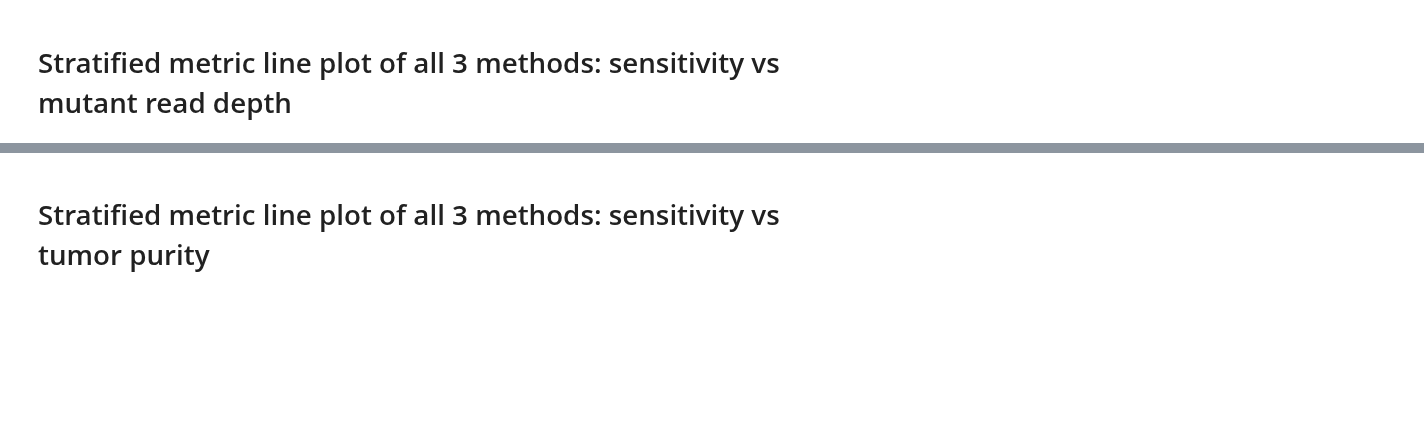
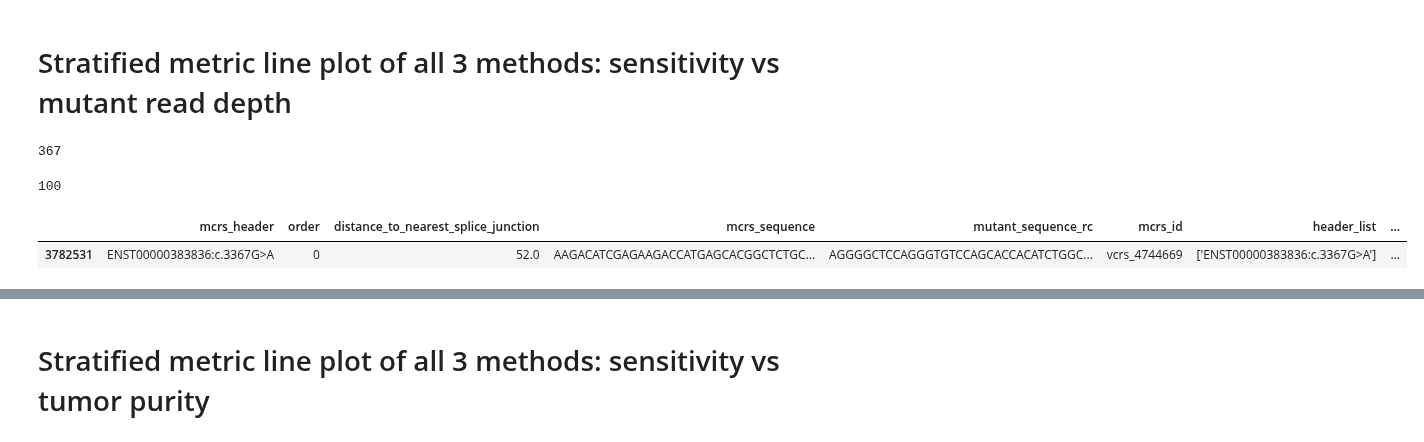
Before and after one commit to pachterlab/varseek, a Jupyter notebook: notebooks/Fig2.ipynb, the cells around one changed output, grey strips where cells are left out. Saved outputs shown, nothing was run; the diff lists cells and outputs as text; code cells hidden in the pictures; blank space fills up the shorter version.

```diff
--- a/notebooks/Fig2.ipynb
+++ b/notebooks/Fig2.ipynb
@@ -271,0 +279,4 @@ plot_overall_metrics(metric_dict_collection, primary_metrics = "mean_magnitude_e
+# %%
+len(unique_mcrs_df.loc[unique_mcrs_df['number_of_reads_mutant'] > 64])
+# %% [output]
+367
@@ -272,3 +310,12 @@ plot_overall_metrics(metric_dict_collection, primary_metrics = "mean_magnitude_e
+# %%
+len(unique_mcrs_df.loc[unique_mcrs_df['number_of_reads_mutant'] > 64])
+# %% [output]
+100
+# %%
+unique_mcrs_df.loc[unique_mcrs_df['mcrs_id'] == 'vcrs_4744669']
+# %% [output]
+|  | mcrs_header | order | distance_to_nearest_splice_junction | mcrs_sequence | mutant_sequence_rc | mcrs_id | header_list | ... |
+| 3782531 | ENST00000383836:c.3367G>A | 0 | 52.0 | AAGACATCGAGAAGACCATGAGCACGGCTCTGC... | AGGGGCTCCAGGGTGTCCAGCACCACATCTGGC... | vcrs_4744669 | ['ENST00000383836:c.3367G>A'] | ... |
 # %%
 x_stratification = "number_of_reads_mutant"
 y_metric = "sensitivity"
```
Also changed, not shown: parts of 26 cells of this notebook, 18 other files.
